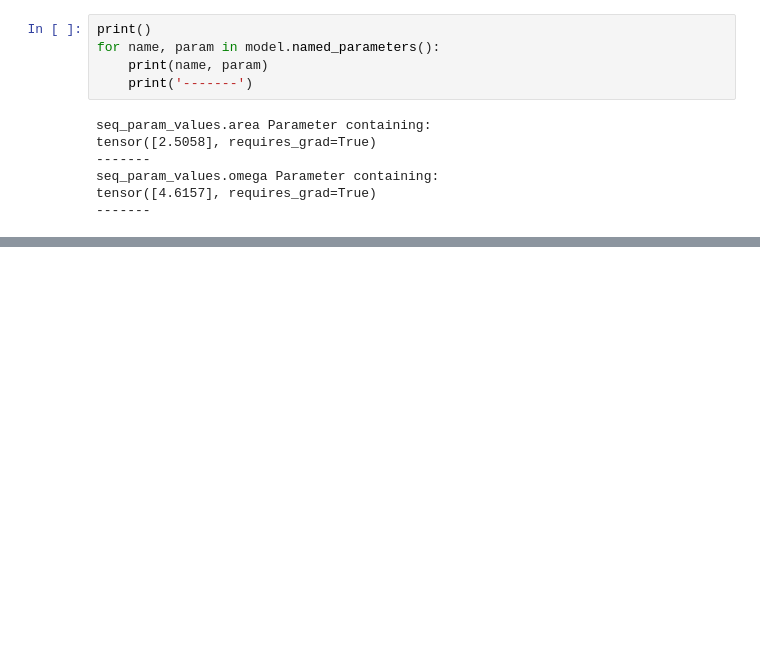
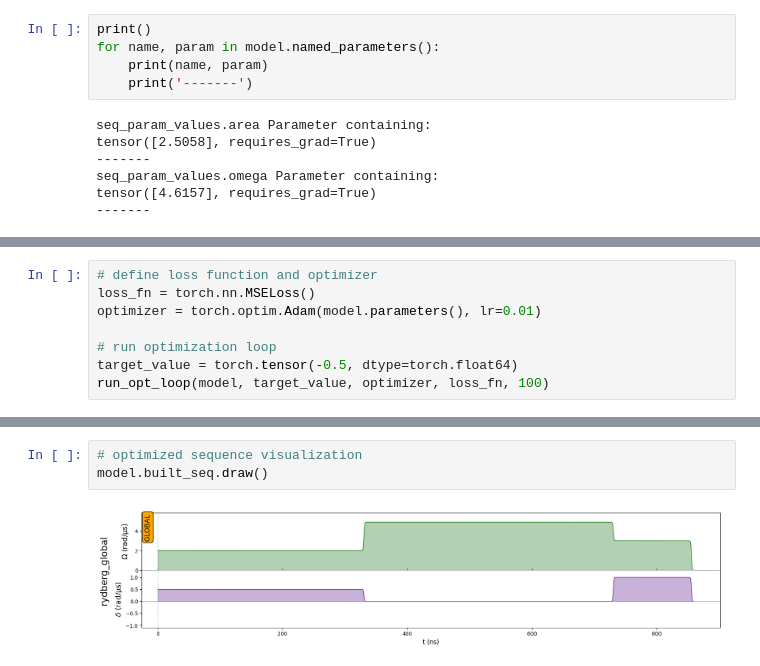
Before and after one commit to pasqal-io/pulser-diff, a Jupyter notebook: tutorials/basic_usage.ipynb, the cells around one changed output, grey strips where cells are left out. Cells and saved outputs as stored; diff of their text form; blank space fills up the shorter version.

```diff
--- a/tutorials/basic_usage.ipynb
+++ b/tutorials/basic_usage.ipynb
@@ -369,0 +570,8 @@ tensor([4.6157], requires_grad=True)
+# %%
+# define loss function and optimizer
+loss_fn = torch.nn.MSELoss()
+optimizer = torch.optim.Adam(model.parameters(), lr=0.01)
+
+# run optimization loop
+target_value = torch.tensor(-0.5, dtype=torch.float64)
+run_opt_loop(model, target_value, optimizer, loss_fn, 100)
@@ -369,0 +630,5 @@ tensor([4.6157], requires_grad=True)
+# %%
+# optimized sequence visualization
+model.built_seq.draw()
+# %% [output]
+[figure, added]
```
Also changed, not shown: parts of 28 cells of this notebook, 1 other file.
